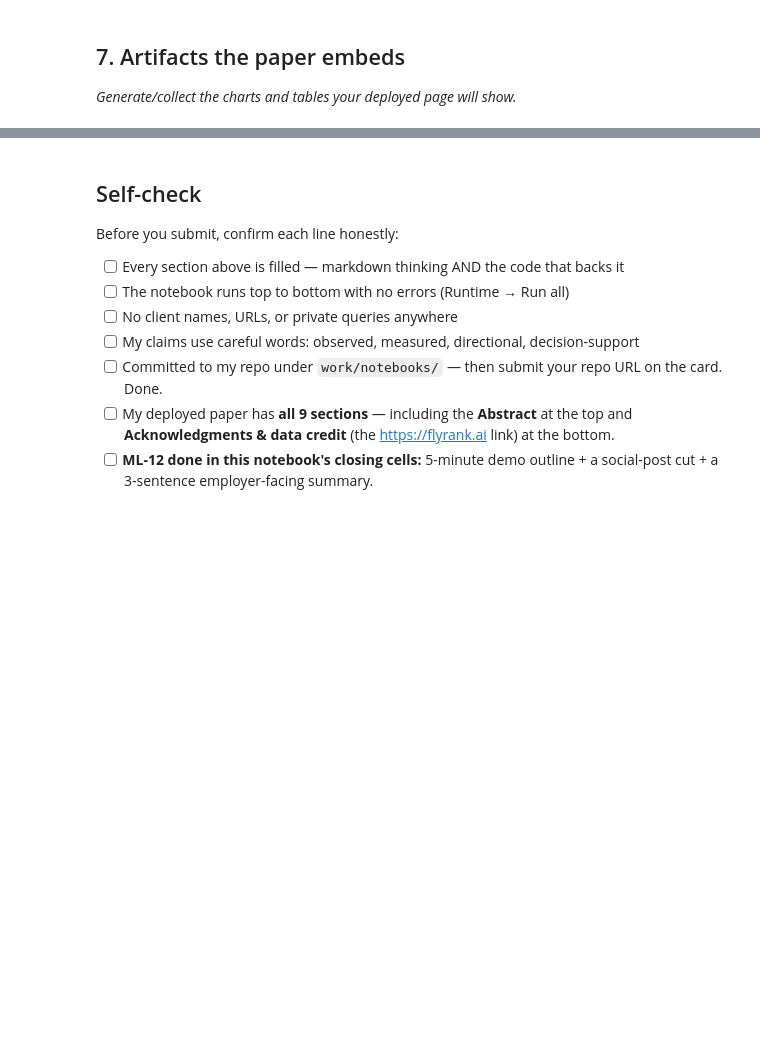
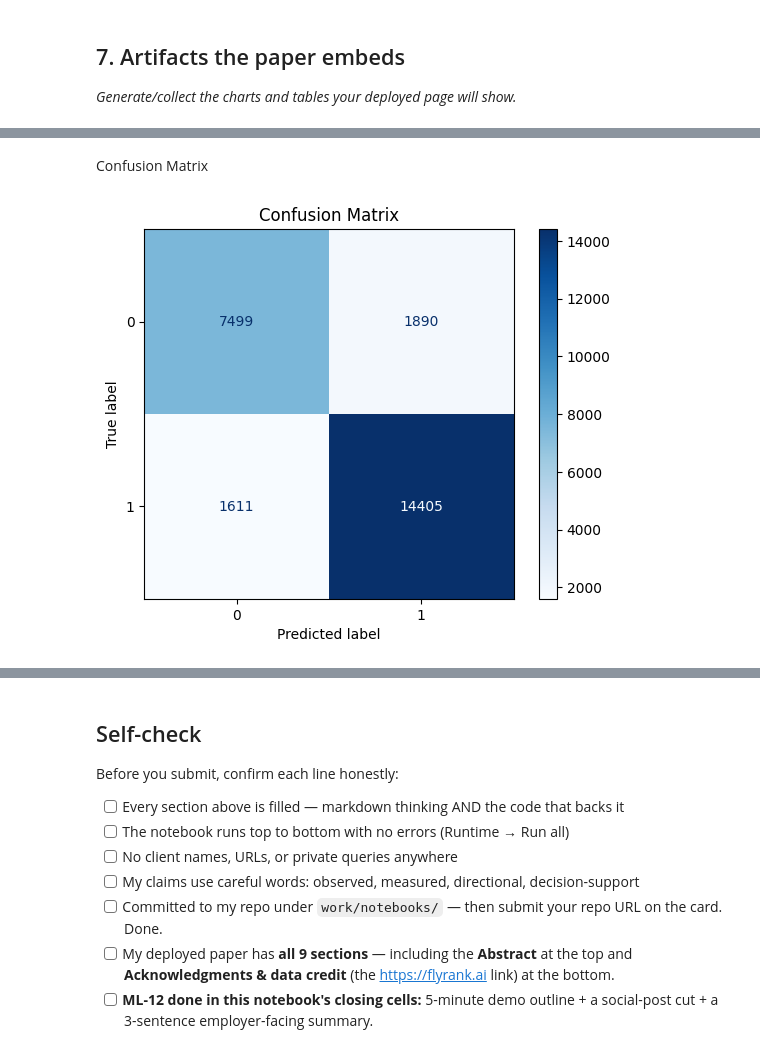
Before and after one commit to mirabdulbaqi/flyrank-ml-internship, a Jupyter notebook: work/notebooks/capstone.ipynb, the cells around one changed output, grey strips where cells are left out. Saved outputs shown, nothing was run; the diff lists cells and outputs as text; code cells hidden in the pictures; blank space fills up the shorter version.

```diff
--- a/work/notebooks/capstone.ipynb
+++ b/work/notebooks/capstone.ipynb
@@ -347,0 +499,17 @@ Tables used:
+# %% [markdown]
+Confusion Matrix
+# %%
+from sklearn.metrics import ConfusionMatrixDisplay
+import matplotlib.pyplot as plt
+
+ConfusionMatrixDisplay.from_estimator(
+    model2,
+    X_test,
+    y_test,
+    cmap="Blues"
+)
+
+plt.title("Confusion Matrix")
+plt.show()
+# %% [output]
+[figure, added]
```
Also changed, not shown: parts of 14 cells of this notebook.
